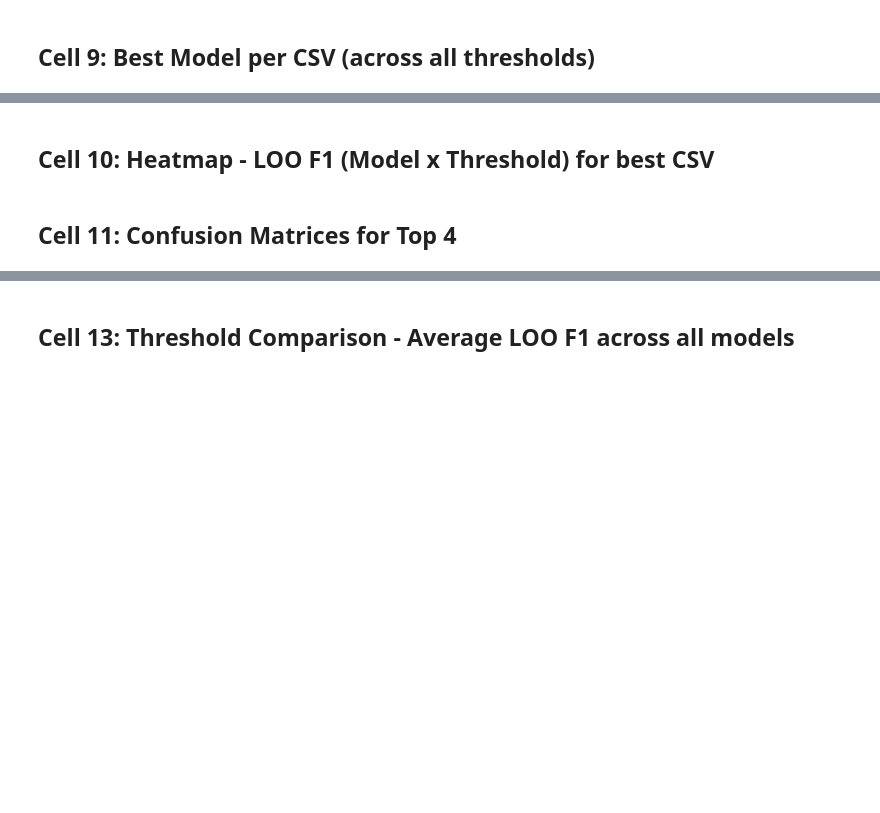
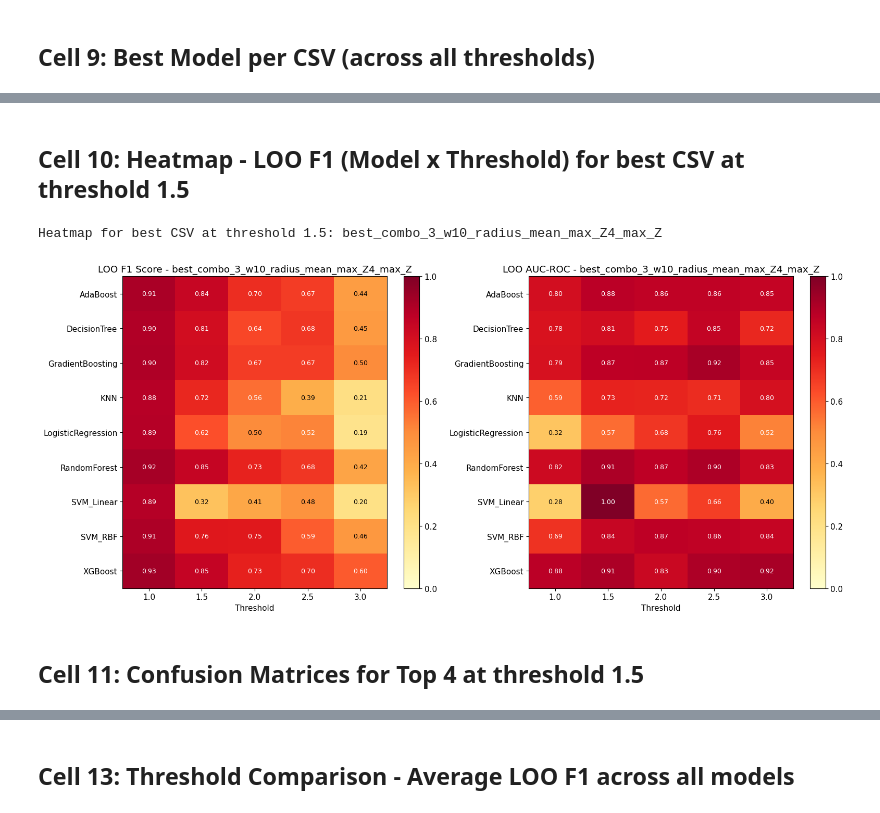
Before and after one commit to bulia-keshav/Rashba-DDP, a Jupyter notebook: Weight-contribution/contribution-model/best-descriptors-model-study/nb4_classification.ipynb, the cells around one changed output, grey strips where cells are left out. Saved outputs shown, nothing was run; the diff lists cells and outputs as text; code cells hidden in the pictures; blank space fills up the shorter version.

```diff
--- a/Weight-contribution/contribution-model/best-descriptors-model-study/nb4_classification.ipynb
+++ b/Weight-contribution/contribution-model/best-descriptors-model-study/nb4_classification.ipynb
@@ -186,7 +214,7 @@ def get_models_and_params():
             }
         ),
         'AdaBoost': (
-            AdaBoostClassifier(random_state=42, algorithm='SAMME'),
+            AdaBoostClassifier(random_state=42),
             {
                 'clf__n_estimators': [50, 100, 200],
                 'clf__learning_rate': [0.01, 0.1, 0.5, 1.0]
@@ -365,9 +461,10 @@ print(best_per_csv[['csv', 'threshold', 'model', 'KF_F1', 'KF_AUC',
 # %% [markdown]
-## Cell 10: Heatmap - LOO F1 (Model x Threshold) for best CSV
+## Cell 10: Heatmap - LOO F1 (Model x Threshold) for best CSV at threshold 1.5
 # %%
-# Use the CSV that gave overall best LOO F1
-best_csv = df_results.iloc[0]['csv']
-print(f"Heatmap for best CSV: {best_csv}\n")
+# Use the CSV that gave best LOO F1 at threshold 1.5
+df_thresh_15 = df_results[df_results['threshold'] == 1.5]
+best_csv = df_thresh_15.iloc[0]['csv']
+print(f"Heatmap for best CSV at threshold 1.5: {best_csv}\n")
 
 subset = df_results[df_results['csv'] == best_csv]
 pivot_f1 = subset.pivot_table(index='model', columns='threshold', values='LOO_F1', aggfunc='max')
@@ -383,33 +480,36 @@ axes[0].set_yticks(range(len(pivot_f1.index)))
 axes[0].set_yticklabels(pivot_f1.index)
 axes[0].set_xlabel('Threshold')
 axes[0].set_title(f'LOO F1 Score - {best_csv}')
 for i in range(len(pivot_f1.index)):
     for j in range(len(pivot_f1.columns)):
         val = pivot_f1.values[i, j]
         if not np.isnan(val):
             axes[0].text(j, i, f'{val:.2f}', ha='center', va='center', fontsize=9,
                         color='white' if val > 0.5 else 'black')
 plt.colorbar(im1, ax=axes[0])
 
 # AUC heatmap
 im2 = axes[1].imshow(pivot_auc.values, cmap='YlOrRd', aspect='auto', vmin=0, vmax=1)
 axes[1].set_xticks(range(len(pivot_auc.columns)))
 axes[1].set_xticklabels([f'{c:.1f}' for c in pivot_auc.columns])
 axes[1].set_yticks(range(len(pivot_auc.index)))
 axes[1].set_yticklabels(pivot_auc.index)
 axes[1].set_xlabel('Threshold')
 axes[1].set_title(f'LOO AUC-ROC - {best_csv}')
 for i in range(len(pivot_auc.index)):
     for j in range(len(pivot_auc.columns)):
         val = pivot_auc.values[i, j]
         if not np.isnan(val):
             axes[1].text(j, i, f'{val:.2f}', ha='center', va='center', fontsize=9,
                         color='white' if val > 0.5 else 'black')
 plt.colorbar(im2, ax=axes[1])
 
 plt.tight_layout()
 plt.savefig('heatmap_classification.png', dpi=150, bbox_inches='tight')
 plt.show()
+# %% [output]
+Heatmap for best CSV at threshold 1.5: best_combo_3_w10_radius_mean_max_Z4_max_Z
+[figure, added]
 # %% [markdown]
-## Cell 11: Confusion Matrices for Top 4
+## Cell 11: Confusion Matrices for Top 4 at threshold 1.5
 # %%
```
Also changed, not shown: parts of 21 cells of this notebook, 8 other files.
